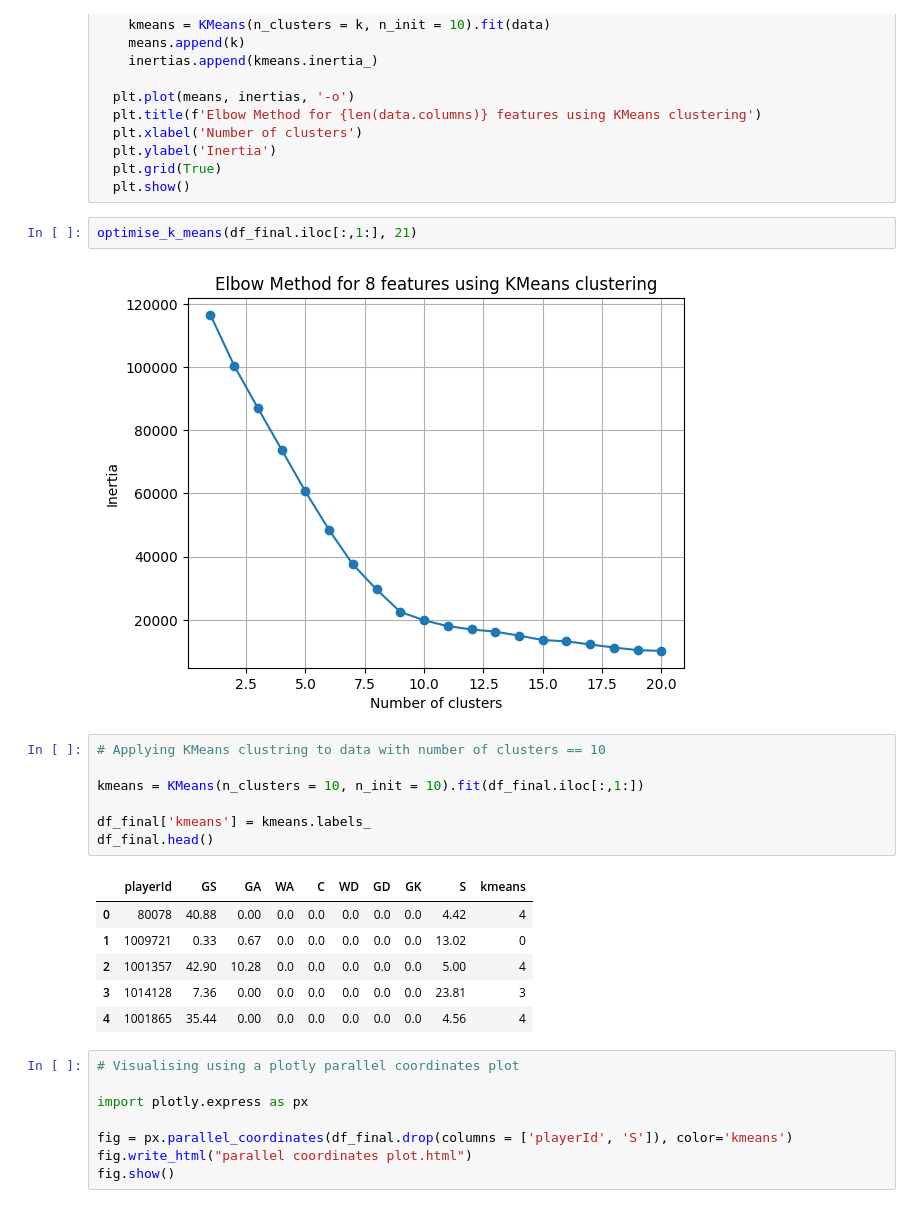
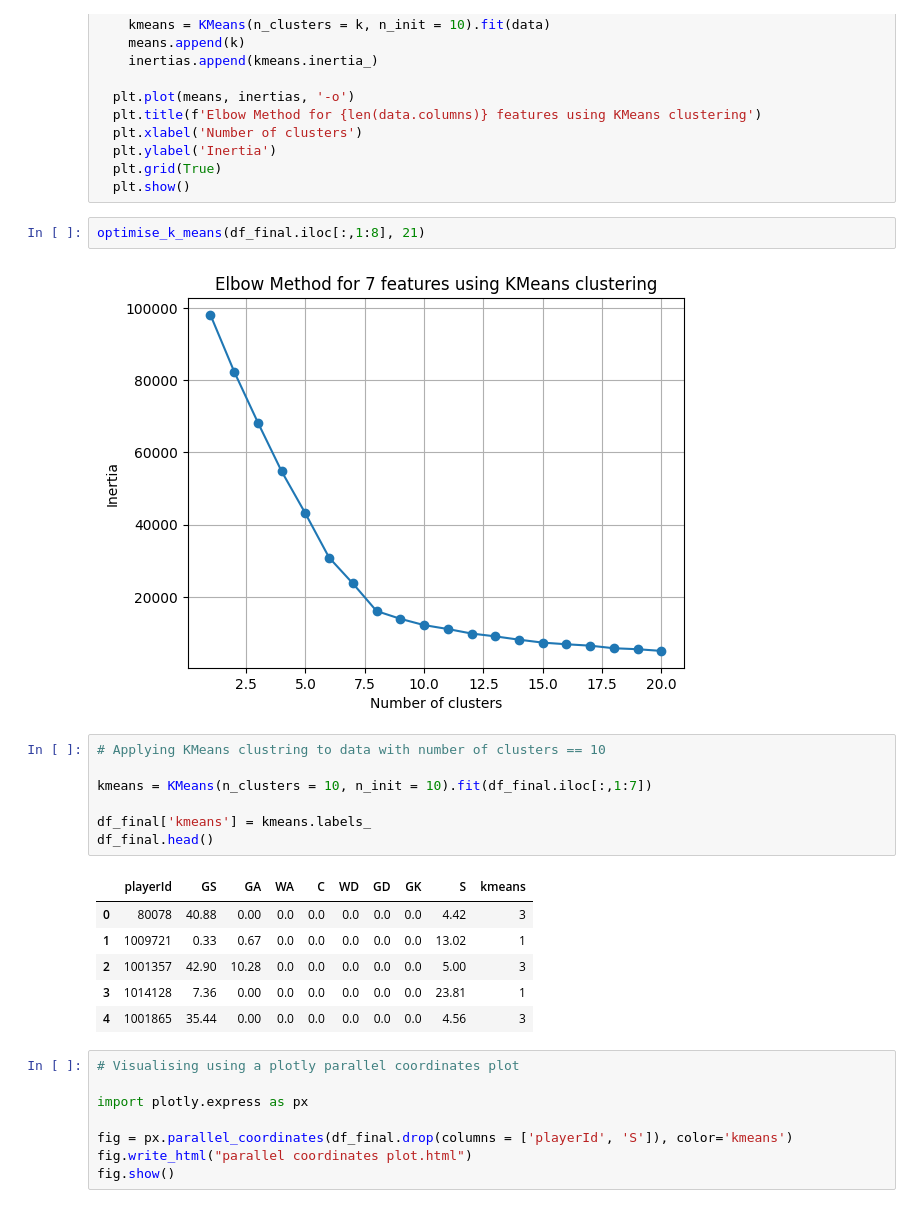
Before and after one commit to HimalKarkal/netball-analysis, a Jupyter notebook: Player_Classifier.ipynb, the cells around one changed output. Drawn from its saved outputs; the diff is of its cells as text.

```diff
--- a/Player_Classifier.ipynb
+++ b/Player_Classifier.ipynb
@@ -100,23 +93,23 @@ def optimise_k_means(data, max_k):
   plt.grid(True)
   plt.show()
 # %%
-optimise_k_means(df_final.iloc[:,1:], 21)
+optimise_k_means(df_final.iloc[:,1:8], 21)
 # %% [output]
-[figure, old version]
+[figure, new version]
 # %%
 # Applying KMeans clustring to data with number of clusters == 10
 
-kmeans = KMeans(n_clusters = 10, n_init = 10).fit(df_final.iloc[:,1:])
+kmeans = KMeans(n_clusters = 10, n_init = 10).fit(df_final.iloc[:,1:7])
 
 df_final['kmeans'] = kmeans.labels_
 df_final.head()
 # %% [output]
 |  | playerId | GS | GA | WA | C | WD | GD | GK | S | kmeans |
-| 0 | 80078 | 40.88 | 0.00 | 0.0 | 0.0 | 0.0 | 0.0 | 0.0 | 4.42 | 4 |
-| 1 | 1009721 | 0.33 | 0.67 | 0.0 | 0.0 | 0.0 | 0.0 | 0.0 | 13.02 | 0 |
-| 2 | 1001357 | 42.90 | 10.28 | 0.0 | 0.0 | 0.0 | 0.0 | 0.0 | 5.00 | 4 |
-| 3 | 1014128 | 7.36 | 0.00 | 0.0 | 0.0 | 0.0 | 0.0 | 0.0 | 23.81 | 3 |
-| 4 | 1001865 | 35.44 | 0.00 | 0.0 | 0.0 | 0.0 | 0.0 | 0.0 | 4.56 | 4 |
+| 0 | 80078 | 40.88 | 0.00 | 0.0 | 0.0 | 0.0 | 0.0 | 0.0 | 4.42 | 3 |
+| 1 | 1009721 | 0.33 | 0.67 | 0.0 | 0.0 | 0.0 | 0.0 | 0.0 | 13.02 | 1 |
+| 2 | 1001357 | 42.90 | 10.28 | 0.0 | 0.0 | 0.0 | 0.0 | 0.0 | 5.00 | 3 |
+| 3 | 1014128 | 7.36 | 0.00 | 0.0 | 0.0 | 0.0 | 0.0 | 0.0 | 23.81 | 1 |
+| 4 | 1001865 | 35.44 | 0.00 | 0.0 | 0.0 | 0.0 | 0.0 | 0.0 | 4.56 | 3 |
 # %%
 # Visualising using a plotly parallel coordinates plot
 
```
Also changed, not shown: parts of 2 cells of this notebook.
